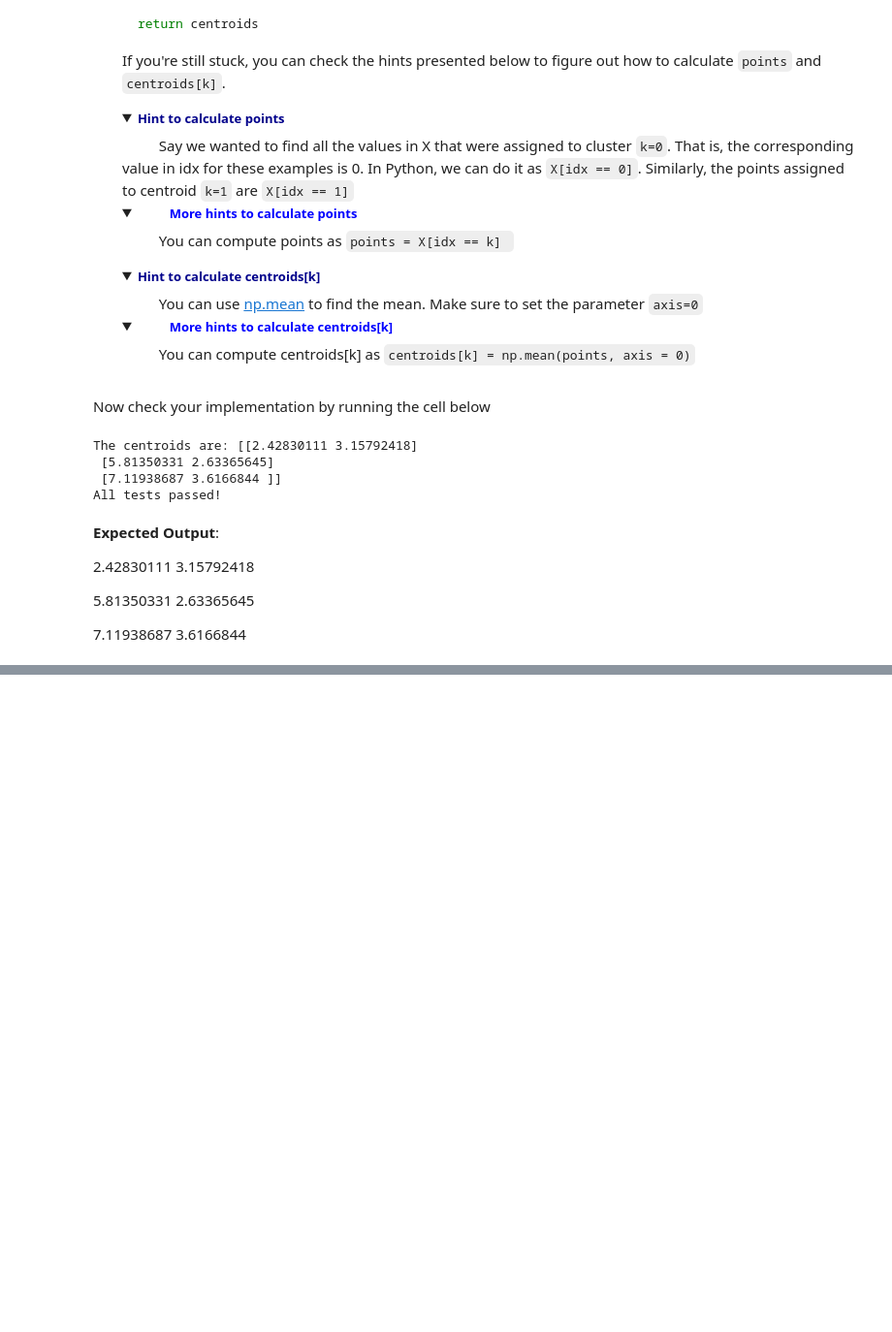
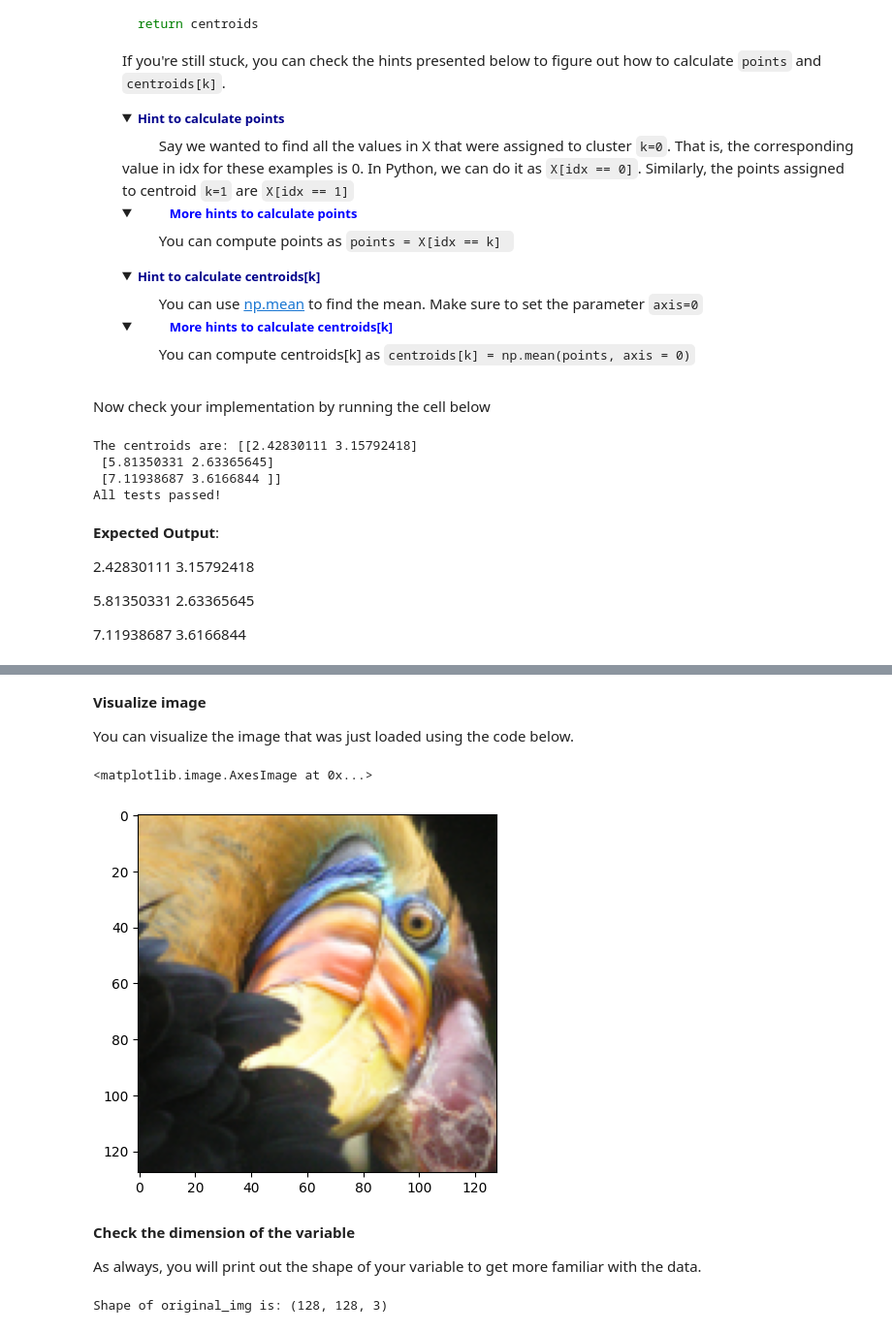
Before and after one commit to OoFa99/Machine-Learning-Specialization, a Jupyter notebook: C3_Unsupervised Learning_Recommenders_Reinforcement Learning/Week1/C3_W1_Assignment1/C3_W1_KMeans_Assignment.ipynb, the cells around one changed output, grey strips where cells are left out. Shown at 97% size. Cells and saved outputs as stored; diff of their text form; code cells hidden in the pictures; folded sections open; blank space fills up the shorter version.

```diff
--- a/C3_Unsupervised Learning_Recommenders_Reinforcement Learning/Week1/C3_W1_Assignment1/C3_W1_KMeans_Assignment.ipynb
+++ b/C3_Unsupervised Learning_Recommenders_Reinforcement Learning/Week1/C3_W1_Assignment1/C3_W1_KMeans_Assignment.ipynb
@@ -357,0 +498,21 @@ All tests passed!
+# %%
+# Load an image of a bird
+original_img = plt.imread('bird_small.png')
+# %% [markdown]
+**Visualize image**
+
+You can visualize the image that was just loaded using the code below.
+# %%
+# Visualizing the image
+plt.imshow(original_img)
+# %% [output]
+<matplotlib.image.AxesImage at 0x...>
+[figure, added]
+# %% [markdown]
+**Check the dimension of the variable**
+
+As always, you will print out the shape of your variable to get more familiar with the data.
+# %%
+print("Shape of original_img is:", original_img.shape)
+# %% [output]
+Shape of original_img is: (128, 128, 3)
```
Also changed, not shown: parts of 8 cells of this notebook.
